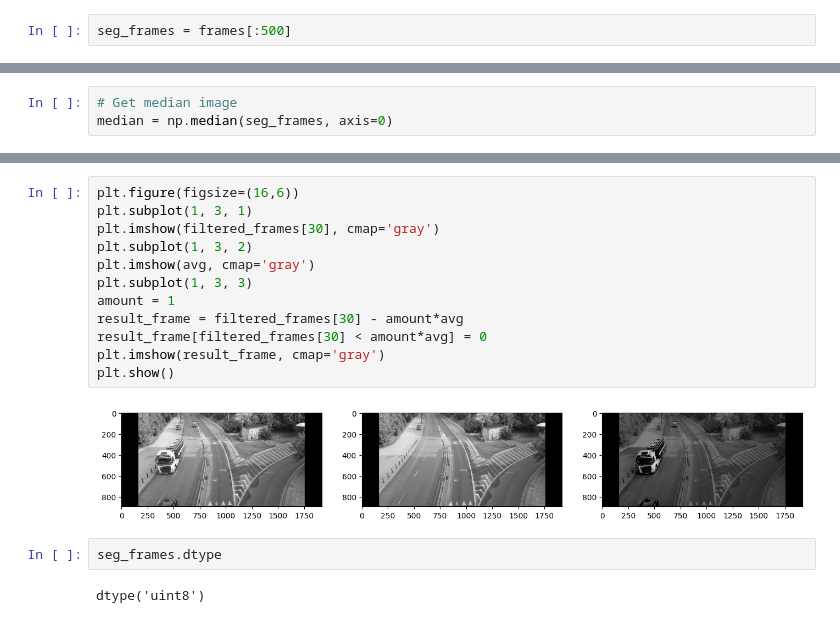
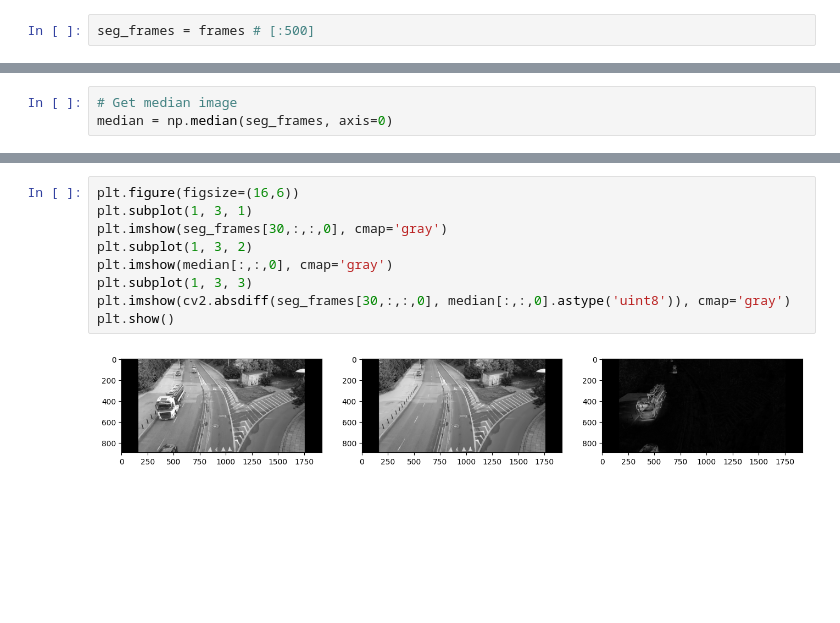
Before and after one commit to khhandrea/university-projects, a Jupyter notebook: driveway.ipynb, the cells around one changed output, grey strips where cells are left out. Cells and saved outputs as stored; diff of their text form; blank space fills up the shorter version.

```diff
--- a/driveway.ipynb
+++ b/driveway.ipynb
@@ -10,4 +12,4 @@ src = './homework2/driveway1.mp4'
 dest = './homework2/driveway1-detected.mp4'
 frames = diplib.get_video_frames(src)
 # %%
-seg_frames = frames[:500]
+seg_frames = frames # [:500]
@@ -52,19 +19,12 @@ avg /= len(avg)
 # %%
 plt.figure(figsize=(16,6))
 plt.subplot(1, 3, 1)
-plt.imshow(filtered_frames[30], cmap='gray')
+plt.imshow(seg_frames[30,:,:,0], cmap='gray')
 plt.subplot(1, 3, 2)
-plt.imshow(avg, cmap='gray')
+plt.imshow(median[:,:,0], cmap='gray')
 plt.subplot(1, 3, 3)
-amount = 1
-result_frame = filtered_frames[30] - amount*avg
-result_frame[filtered_frames[30] < amount*avg] = 0
-plt.imshow(result_frame, cmap='gray')
+plt.imshow(cv2.absdiff(seg_frames[30,:,:,0], median[:,:,0].astype('uint8')), cmap='gray')
 plt.show()
 # %% [output]
-[figure, old version]
+[figure, new version]
-# %%
-seg_frames.dtype
-# %% [output]
-dtype('uint8')
 # %%
```
Also changed, not shown: parts of 13 cells of this notebook, 2 other files.
